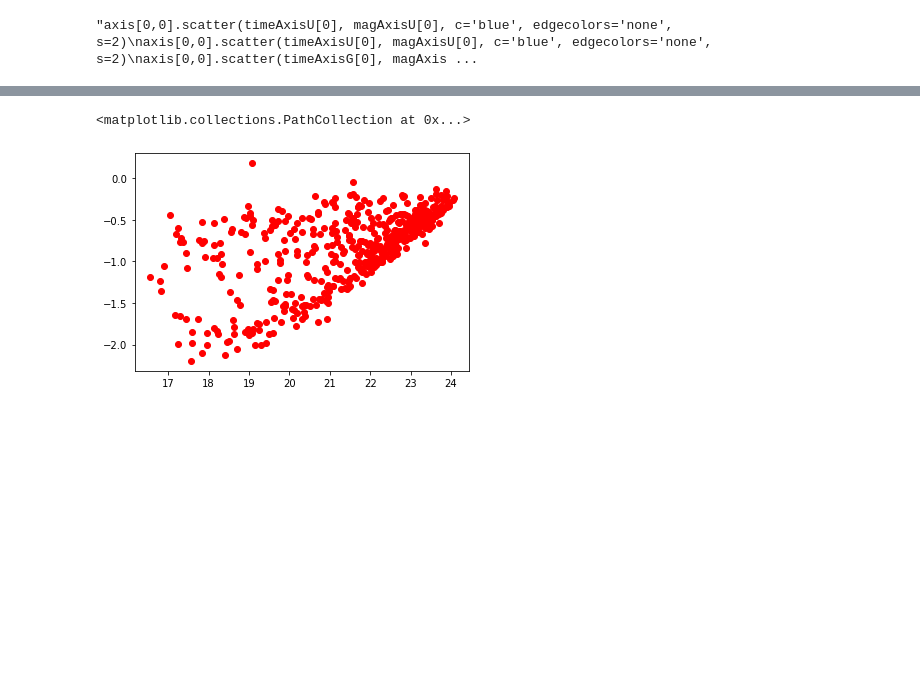
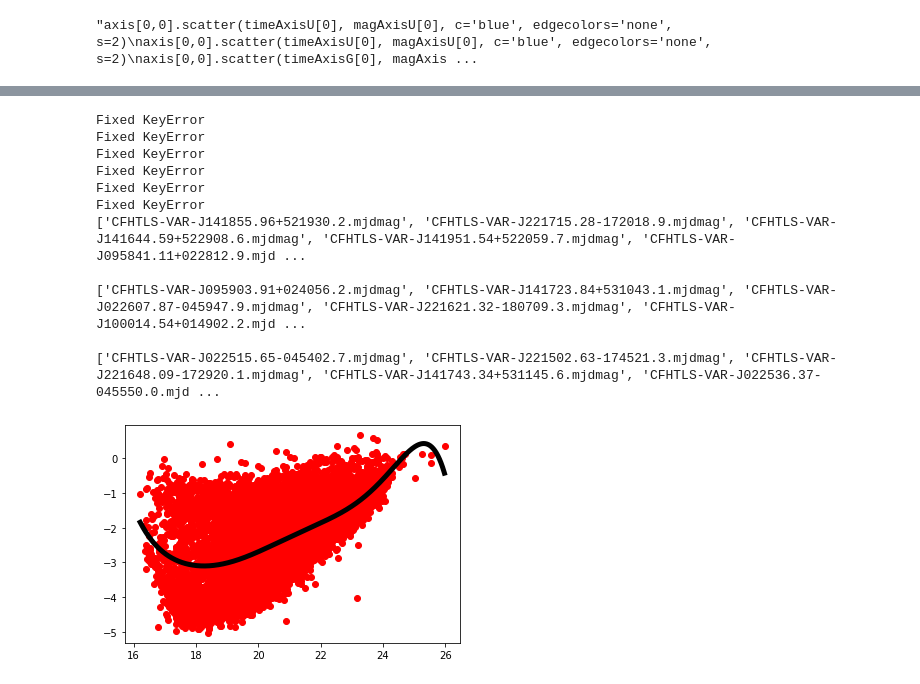
Before and after one commit to arjunshriv/Science-Internsip-Program-, a Jupyter notebook: SIP_RMS_AND_MOVING_MEDIAN.ipynb, the cells around one changed output, grey strips where cells are left out. Drawn from its saved outputs; the diff is of its cells as text; code cells hidden in the pictures; blank space fills up the shorter version.

```diff
--- a/SIP_RMS_AND_MOVING_MEDIAN.ipynb
+++ b/SIP_RMS_AND_MOVING_MEDIAN.ipynb
@@ -748,6 +689,13 @@ plt.show()"""
 # %%
 AllData = list(zip(my_files, U_M, U_RMS, U_logRMS, G_M, G_RMS, G_logRMS, R_M, R_RMS, R_logRMS))
 df = pd.DataFrame(data = AllData, columns=['Object', 'Median U Mag', 'Median U RMS', 'log Median U RMS', 'Median G Mag', 'Median G RMS', 'log Median G RMS', 'Median R Mag', 'Median R RMS', 'log Median R RMS'])
+
+df.replace([np.inf, -np.inf], np.nan, inplace=True)
+
+# Dropping all the rows with nan values
+df.dropna(inplace=True)
+
+
 df
 # %% [output]
 |  | Object | Median U Mag | Median U RMS | log Median U RMS | Median G Mag | Median G RMS | log Median G RMS | ... |
@@ -766 +714,6 @@ df
+# %%
+def model(x, a, b, c, d, e, f, g, h, i):
+    y = a*pow(x,8) + b*pow(x,7) + c*pow(x,6) + d*pow(x,5) + e*pow(x, 4) + f*pow(x,3) + g*x*x + h*x + i
+    return y
+#def model (x, a, b):
 # %%
@@ -780,5 +850,61 @@ plt.scatter(G_M,G_logRMS, c = 'g')
 # %%
-plt.scatter(R_M, R_logRMS, c = 'r')
+Rx = list(df["Median R Mag"])
+Ry = list(df["log Median R RMS"])
+plt.scatter(Rx, Ry, c='r')
+par, cov = fitter.curve_fit(model, Rx, Ry, p0=None, sigma=None)
+xRed = np.arange(min(Rx), max(Rx), 0.01)
+
+plt.plot(xRed,model(xRed, *par),c = 'black', linewidth = 5)
+
+rMarginal = []
+rIntermediate = []
+rExtreme = []
+#t(df["Object"][1312:1320])
+for i in range(len(df["Object"])):
+
+    diff = Ry[i] - model(Rx[i], *par)
+
+    if(np.log10(2) <=diff <=np.log10(3)):
+        try:
+            rMarginal.append(df["Object"][i])
+
+            #print(i)
+        except KeyError as ke:
+            print("Fixed KeyError")
+            continue
+
+    elif(np.log10(3) <=diff <=np.log10(5)):
+        try:
+            rIntermediate.append(df["Object"][i])
+
+            #print(i)
+        except KeyError as ke:
+            print("Fixed KeyError")
+            continue
+
+
+    elif(np.log10(5) <=diff):
+        try:
+            rExtreme.append(df["Object"][i])
+
+            #print(i)
+        except KeyError as ke:
+            print("Fixed KeyError")
+            continue
+
+print(rMarginal, "\n")
+print(rIntermediate, "\n")
+print(rExtreme)
 # %% [output]
-<matplotlib.collections.PathCollection at 0x...>
+Fixed KeyError
+Fixed KeyError
+Fixed KeyError
+Fixed KeyError
+Fixed KeyError
+Fixed KeyError
+['CFHTLS-VAR-J141855.96+521930.2.mjdmag', 'CFHTLS-VAR-J221715.28-172018.9.mjdmag', 'CFHTLS-VAR-J141644.59+522908.6.mjdmag', 'CFHTLS-VAR-J141951.54+522059.7.mjdmag', 'CFHTLS-VAR-J095841.11+022812.9.mjd ...
+
+['CFHTLS-VAR-J095903.91+024056.2.mjdmag', 'CFHTLS-VAR-J141723.84+531043.1.mjdmag', 'CFHTLS-VAR-J022607.87-045947.9.mjdmag', 'CFHTLS-VAR-J221621.32-180709.3.mjdmag', 'CFHTLS-VAR-J100014.54+014902.2.mjd ...
+
+['CFHTLS-VAR-J022515.65-045402.7.mjdmag', 'CFHTLS-VAR-J221502.63-174521.3.mjdmag', 'CFHTLS-VAR-J221648.09-172920.1.mjdmag', 'CFHTLS-VAR-J141743.34+531145.6.mjdmag', 'CFHTLS-VAR-J022536.37-045550.0.mjd ...
-[figure, old version]
+[figure, new version]
```
Also changed, not shown: parts of 19 cells of this notebook, 1 other file.
